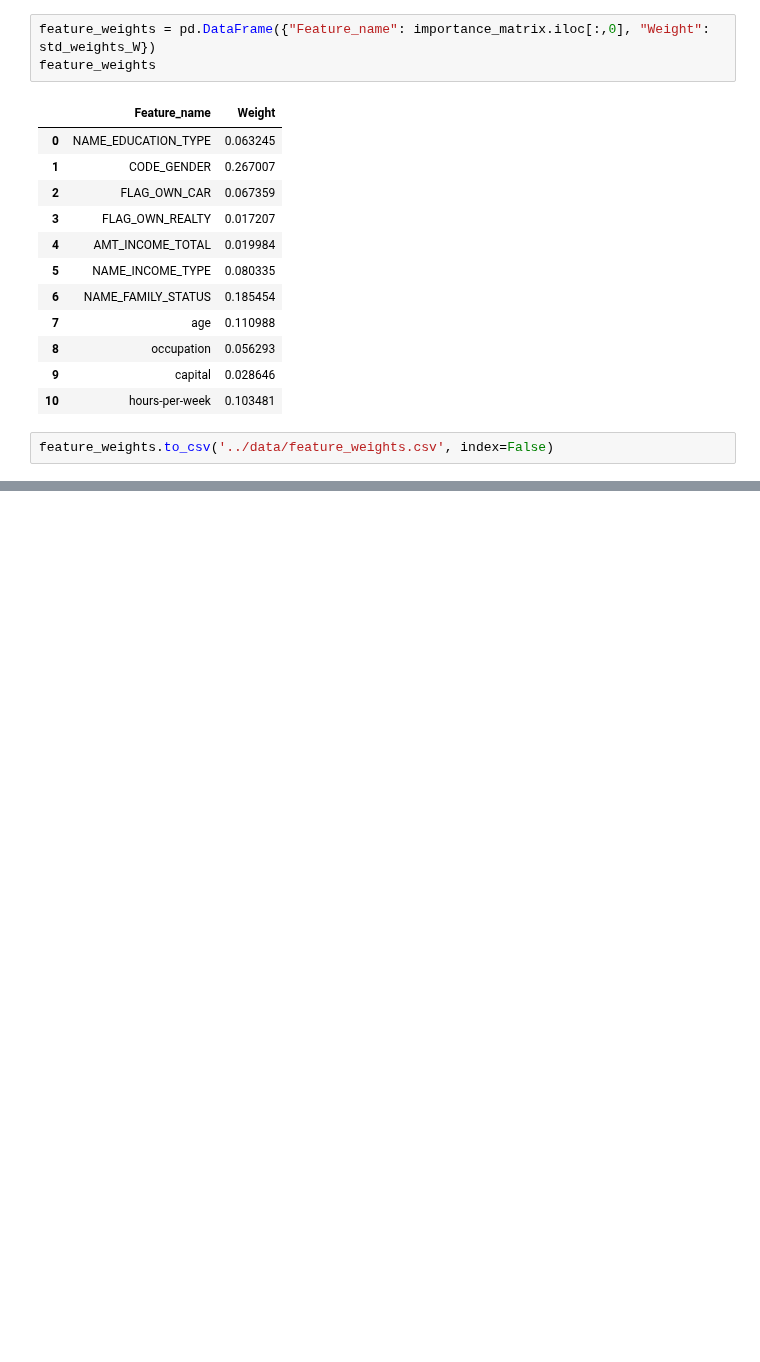
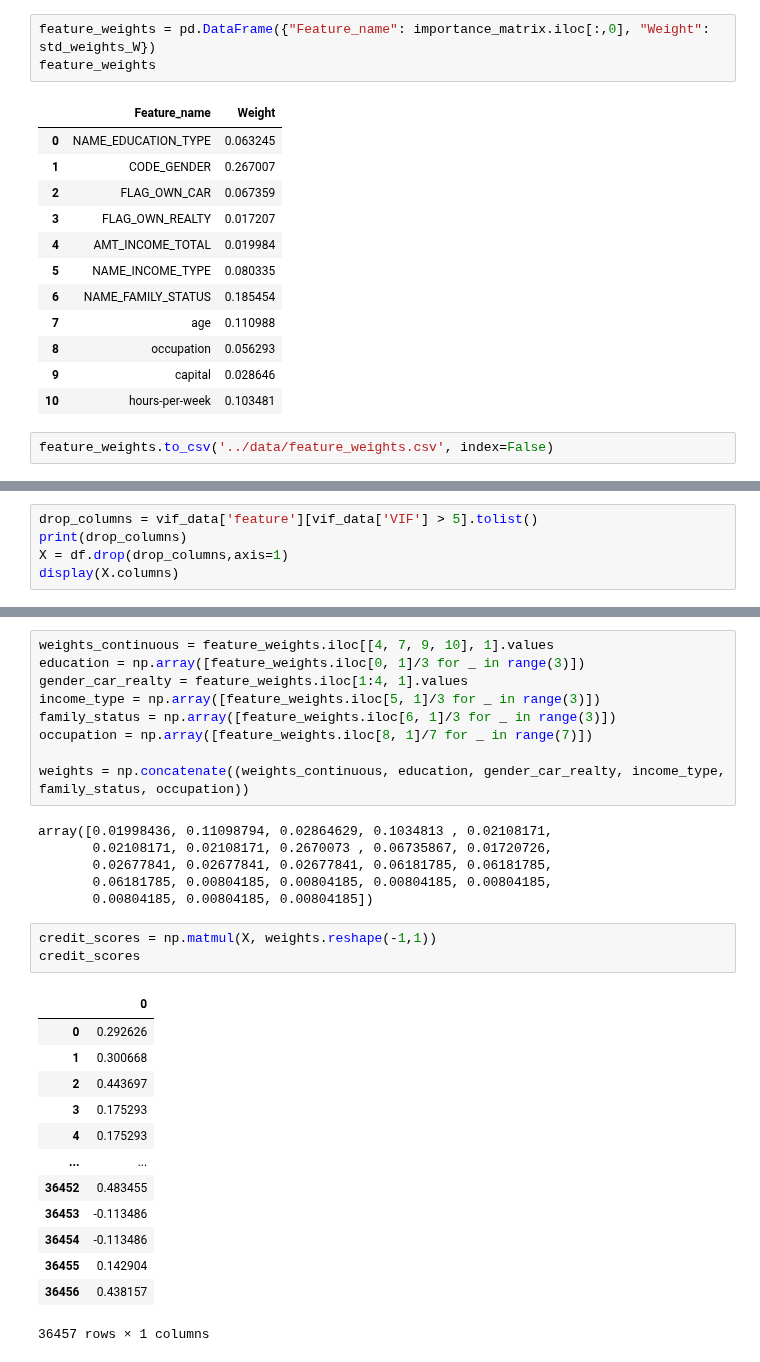
Before and after one commit to Linkkk01/INFO574_Group_Project, a Jupyter notebook: code/AHP.ipynb, the cells around one changed output, grey strips where cells are left out. Drawn from its saved outputs; the diff is of its cells as text; blank space fills up the shorter version.

```diff
--- a/code/AHP.ipynb
+++ b/code/AHP.ipynb
@@ -72,0 +167,5 @@ feature_weights.to_csv('../data/feature_weights.csv', index=False)
+# %%
+drop_columns = vif_data['feature'][vif_data['VIF'] > 5].tolist()
+print(drop_columns)
+X = df.drop(drop_columns,axis=1)
+display(X.columns)
@@ -72,0 +187,32 @@ feature_weights.to_csv('../data/feature_weights.csv', index=False)
+# %%
+weights_continuous = feature_weights.iloc[[4, 7, 9, 10], 1].values
+education = np.array([feature_weights.iloc[0, 1]/3 for _ in range(3)])
+gender_car_realty = feature_weights.iloc[1:4, 1].values
+income_type = np.array([feature_weights.iloc[5, 1]/3 for _ in range(3)])
+family_status = np.array([feature_weights.iloc[6, 1]/3 for _ in range(3)])
+occupation = np.array([feature_weights.iloc[8, 1]/7 for _ in range(7)])
+
+weights = np.concatenate((weights_continuous, education, gender_car_realty, income_type, family_status, occupation))
+# %% [output]
+array([0.01998436, 0.11098794, 0.02864629, 0.1034813 , 0.02108171,
+       0.02108171, 0.02108171, 0.2670073 , 0.06735867, 0.01720726,
+       0.02677841, 0.02677841, 0.02677841, 0.06181785, 0.06181785,
+       0.06181785, 0.00804185, 0.00804185, 0.00804185, 0.00804185,
+       0.00804185, 0.00804185, 0.00804185])
+# %%
+credit_scores = np.matmul(X, weights.reshape(-1,1))
+credit_scores
+# %% [output]
+|  | 0 |
+| 0 | 0.292626 |
+| 1 | 0.300668 |
+| 2 | 0.443697 |
+| 3 | 0.175293 |
+| 4 | 0.175293 |
+| ... | ... |
+| 36452 | 0.483455 |
+| 36453 | -0.113486 |
+| 36454 | -0.113486 |
+| 36455 | 0.142904 |
+| 36456 | 0.438157 |
+36457 rows × 1 columns
```
Also changed, not shown: parts of 4 cells of this notebook.
